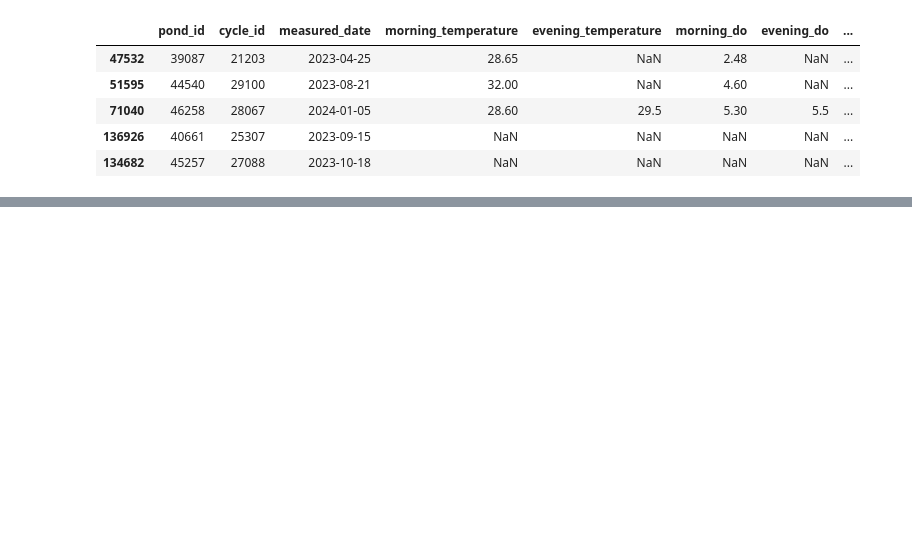
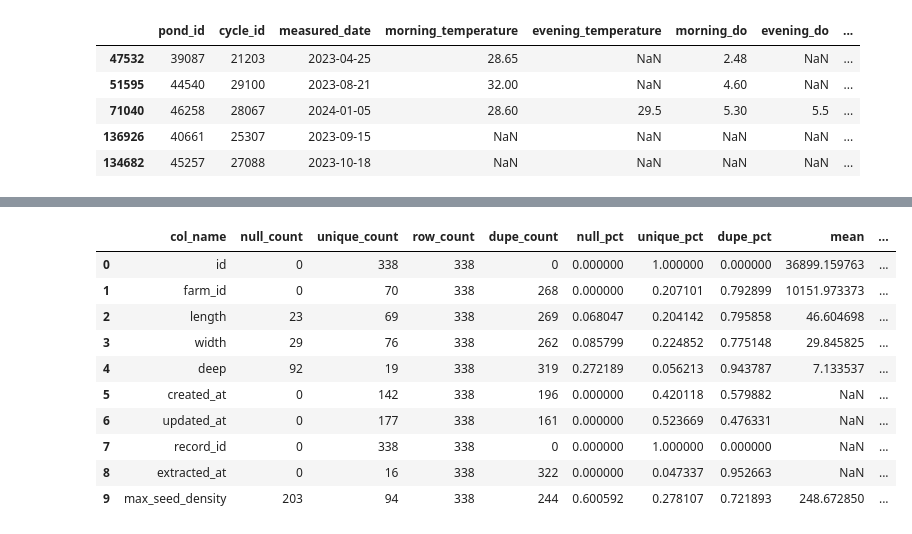
Before and after one commit to zylbergs/Jala, a Jupyter notebook: main_eda.ipynb, the cells around one changed output, grey strips where cells are left out. Saved outputs shown, nothing was run; the diff lists cells and outputs as text; code cells hidden in the pictures; blank space fills up the shorter version.

```diff
--- a/main_eda.ipynb
+++ b/main_eda.ipynb
@@ -253,3 +219,17 @@ far.rename(columns={'id':'farm_id'},inplace=True)
 #merge pond with farm
 pon_far = pon.merge(far,how='left',on='farm_id')
 pon_far = pon_far[['pond_id','length','width','deep','max_seed_density','province','regency','timezone','h_tz','mnt_tz']]
+# %%
+check_health(pon)
+# %% [output]
+|  | col_name | null_count | unique_count | row_count | dupe_count | null_pct | unique_pct | dupe_pct | mean | ... |
+| 0 | id | 0 | 338 | 338 | 0 | 0.000000 | 1.000000 | 0.000000 | 36899.159763 | ... |
+| 1 | farm_id | 0 | 70 | 338 | 268 | 0.000000 | 0.207101 | 0.792899 | 10151.973373 | ... |
+| 2 | length | 23 | 69 | 338 | 269 | 0.068047 | 0.204142 | 0.795858 | 46.604698 | ... |
+| 3 | width | 29 | 76 | 338 | 262 | 0.085799 | 0.224852 | 0.775148 | 29.845825 | ... |
+| 4 | deep | 92 | 19 | 338 | 319 | 0.272189 | 0.056213 | 0.943787 | 7.133537 | ... |
+| 5 | created_at | 0 | 142 | 338 | 196 | 0.000000 | 0.420118 | 0.579882 | NaN | ... |
+| 6 | updated_at | 0 | 177 | 338 | 161 | 0.000000 | 0.523669 | 0.476331 | NaN | ... |
+| 7 | record_id | 0 | 338 | 338 | 0 | 0.000000 | 1.000000 | 0.000000 | NaN | ... |
+| 8 | extracted_at | 0 | 16 | 338 | 322 | 0.000000 | 0.047337 | 0.952663 | NaN | ... |
+| 9 | max_seed_density | 203 | 94 | 338 | 244 | 0.600592 | 0.278107 | 0.721893 | 248.672850 | ... |
```
Also changed, not shown: parts of 26 cells of this notebook, 2 other files.
